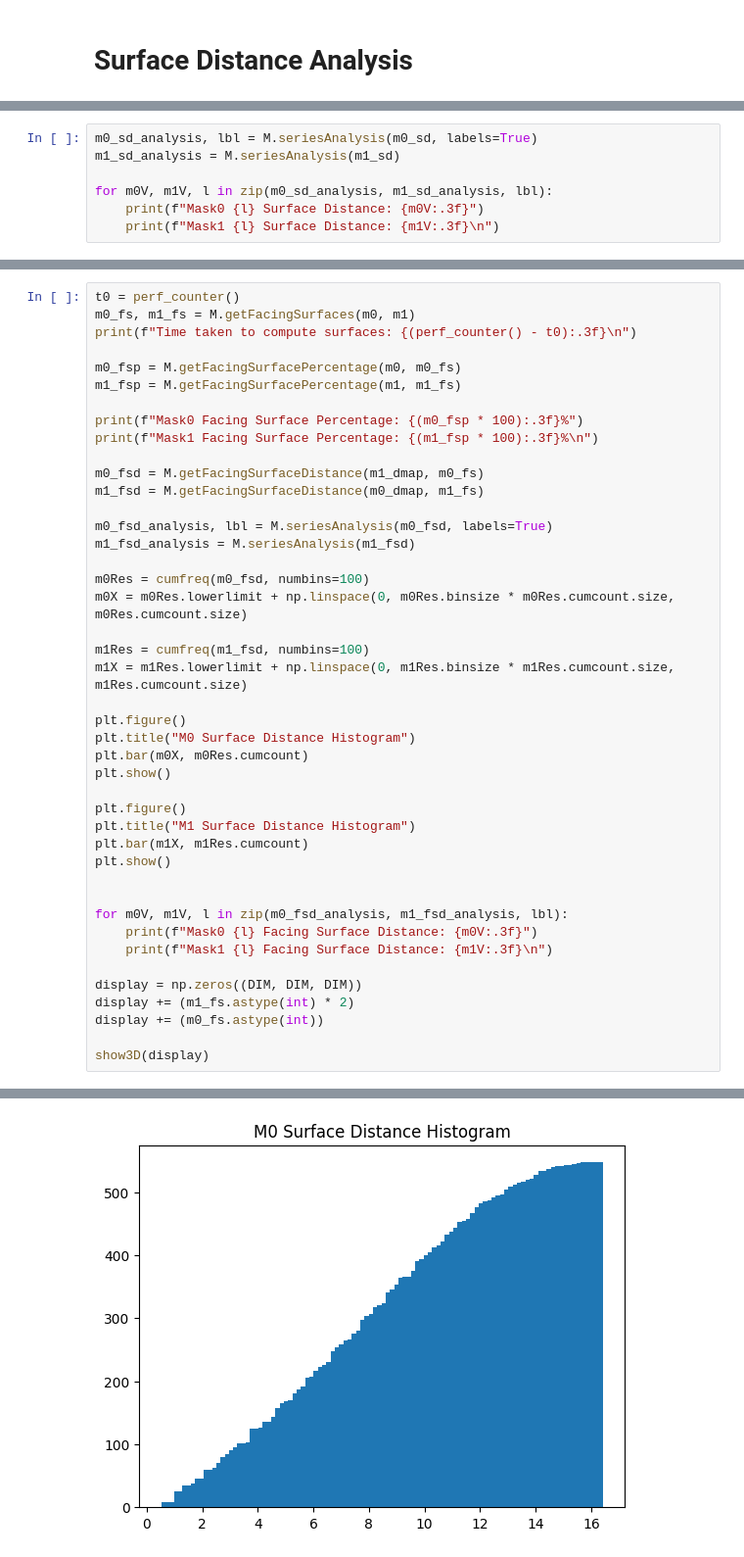
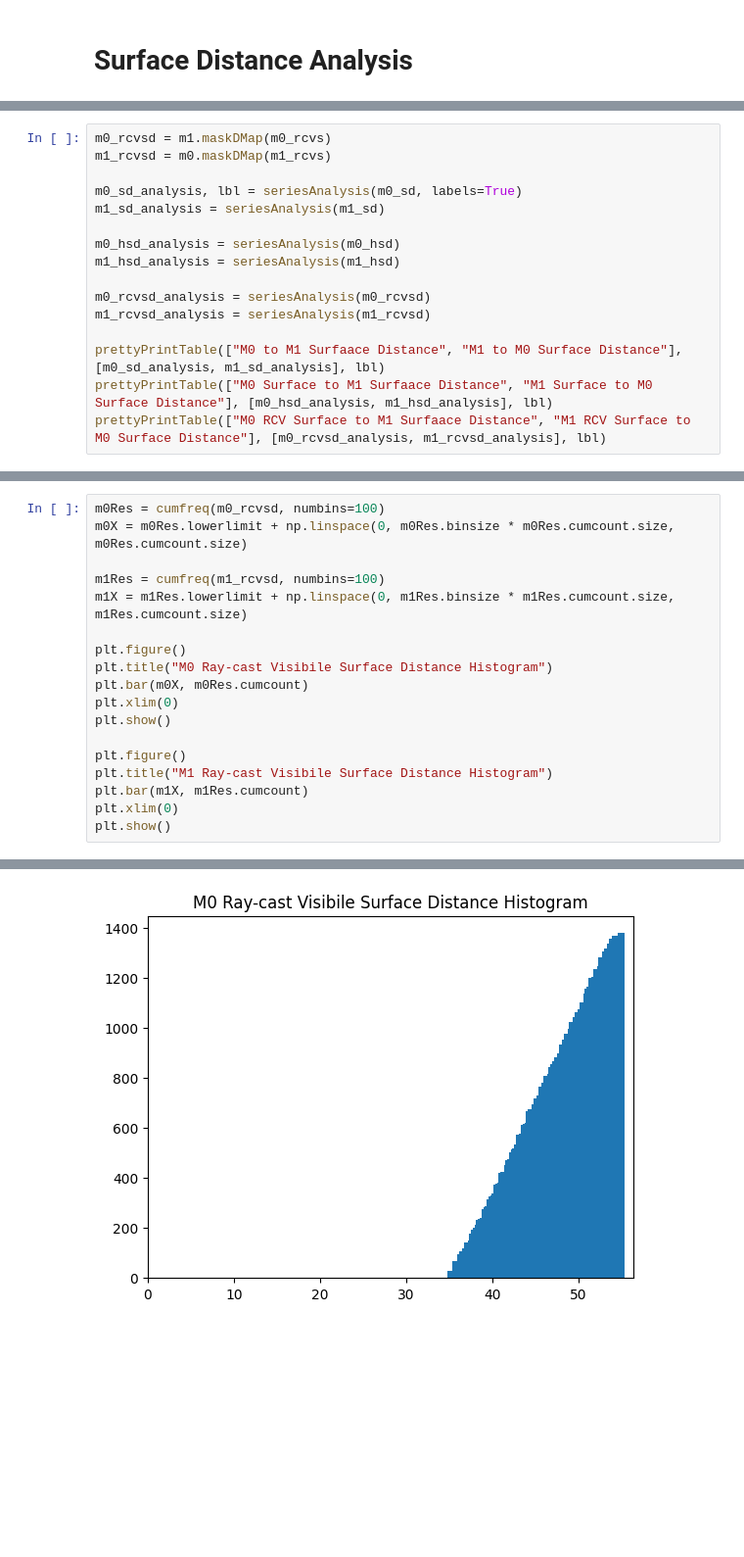
Before and after one commit to lochungtin/UVSMetrics, a Jupyter notebook: example_simple.ipynb, the cells around one changed output, grey strips where cells are left out. Shown at 98% size. Saved outputs shown, nothing was run; the diff lists cells and outputs as text; blank space fills up the shorter version.

```diff
--- a/example_simple.ipynb
+++ b/example_simple.ipynb
@@ -138,8 +166,17 @@ plt.tight_layout()
 # %%
-m0_sd_analysis, lbl = M.seriesAnalysis(m0_sd, labels=True)
-m1_sd_analysis = M.seriesAnalysis(m1_sd)
+m0_rcvsd = m1.maskDMap(m0_rcvs)
+m1_rcvsd = m0.maskDMap(m1_rcvs)
 
-for m0V, m1V, l in zip(m0_sd_analysis, m1_sd_analysis, lbl):
-    print(f"Mask0 {l} Surface Distance: {m0V:.3f}")
-    print(f"Mask1 {l} Surface Distance: {m1V:.3f}\n")
+m0_sd_analysis, lbl = seriesAnalysis(m0_sd, labels=True)
+m1_sd_analysis = seriesAnalysis(m1_sd)
+
+m0_hsd_analysis = seriesAnalysis(m0_hsd)
+m1_hsd_analysis = seriesAnalysis(m1_hsd)
+
+m0_rcvsd_analysis = seriesAnalysis(m0_rcvsd)
+m1_rcvsd_analysis = seriesAnalysis(m1_rcvsd)
+
+prettyPrintTable(["M0 to M1 Surfaace Distance", "M1 to M0 Surface Distance"], [m0_sd_analysis, m1_sd_analysis], lbl)
+prettyPrintTable(["M0 Surface to M1 Surfaace Distance", "M1 Surface to M0 Surface Distance"], [m0_hsd_analysis, m1_hsd_analysis], lbl)
+prettyPrintTable(["M0 RCV Surface to M1 Surfaace Distance", "M1 RCV Surface to M0 Surface Distance"], [m0_rcvsd_analysis, m1_rcvsd_analysis], lbl)
 # %% [output]
@@ -163,44 +201,19 @@ Mask1 MAX Surface Distance: 40.025
 # %%
-t0 = perf_counter()
-m0_fs, m1_fs = M.getFacingSurfaces(m0, m1)
-print(f"Time taken to compute surfaces: {(perf_counter() - t0):.3f}\n")
-
-m0_fsp = M.getFacingSurfacePercentage(m0, m0_fs)
-m1_fsp = M.getFacingSurfacePercentage(m1, m1_fs)
-
-print(f"Mask0 Facing Surface Percentage: {(m0_fsp * 100):.3f}%")
-print(f"Mask1 Facing Surface Percentage: {(m1_fsp * 100):.3f}%\n")
-
-m0_fsd = M.getFacingSurfaceDistance(m1_dmap, m0_fs)
-m1_fsd = M.getFacingSurfaceDistance(m0_dmap, m1_fs)
-
-m0_fsd_analysis, lbl = M.seriesAnalysis(m0_fsd, labels=True)
-m1_fsd_analysis = M.seriesAnalysis(m1_fsd)
-
-m0Res = cumfreq(m0_fsd, numbins=100)
+m0Res = cumfreq(m0_rcvsd, numbins=100)
 m0X = m0Res.lowerlimit + np.linspace(0, m0Res.binsize * m0Res.cumcount.size, m0Res.cumcount.size)
 
-m1Res = cumfreq(m1_fsd, numbins=100)
+m1Res = cumfreq(m1_rcvsd, numbins=100)
 m1X = m1Res.lowerlimit + np.linspace(0, m1Res.binsize * m1Res.cumcount.size, m1Res.cumcount.size)
 
 plt.figure()
-plt.title("M0 Surface Distance Histogram")
+plt.title("M0 Ray-cast Visibile Surface Distance Histogram")
 plt.bar(m0X, m0Res.cumcount)
+plt.xlim(0)
 plt.show()
 
 plt.figure()
-plt.title("M1 Surface Distance Histogram")
+plt.title("M1 Ray-cast Visibile Surface Distance Histogram")
 plt.bar(m1X, m1Res.cumcount)
+plt.xlim(0)
 plt.show()
-
-
-for m0V, m1V, l in zip(m0_fsd_analysis, m1_fsd_analysis, lbl):
-    print(f"Mask0 {l} Facing Surface Distance: {m0V:.3f}")
-    print(f"Mask1 {l} Facing Surface Distance: {m1V:.3f}\n")
-
-display = np.zeros((DIM, DIM, DIM))
-display += (m1_fs.astype(int) * 2)
-display += (m0_fs.astype(int))
-
-show3D(display)
 # %% [output]
@@ -211 +220 @@ Mask1 Facing Surface Percentage: 31.551%
-[figure, old version]
+[figure, new version]
```
Also changed, not shown: parts of 11 cells of this notebook, 1 other file.
